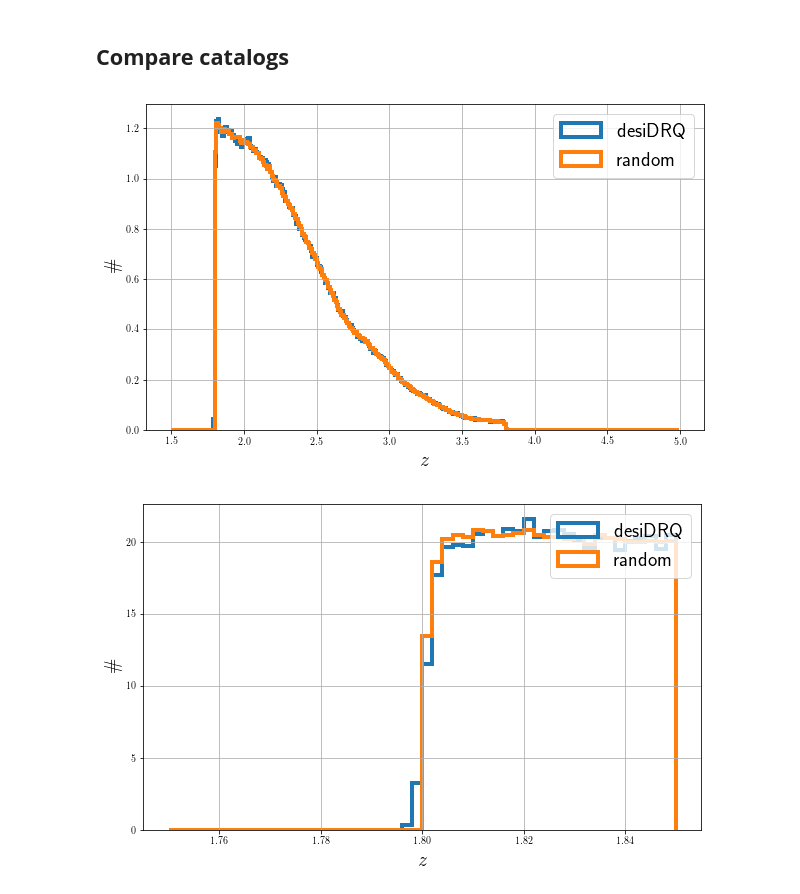
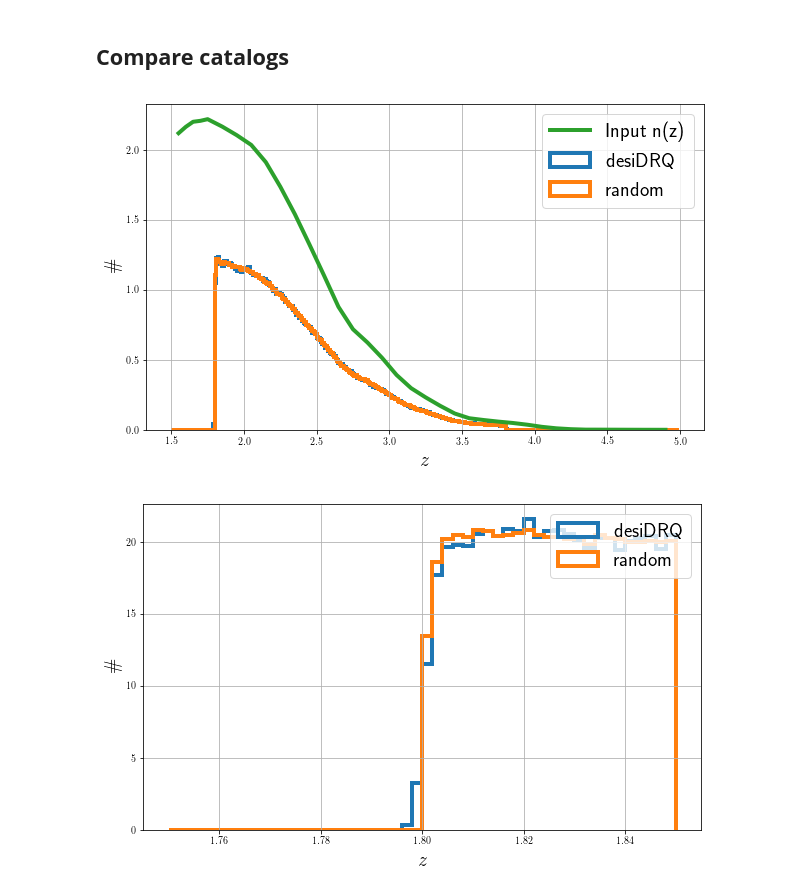
Before and after one commit to igmhub/desi_QA, a Jupyter notebook: Mocks/QA_autoQSO.ipynb, the cells around one changed output. Saved outputs shown, nothing was run; the diff lists cells and outputs as text; code cells hidden in the pictures.

Commit message:
update autoQSO with input n(z) and bias

```diff
--- a/Mocks/QA_autoQSO.ipynb
+++ b/Mocks/QA_autoQSO.ipynb
@@ -38,6 +38,8 @@ mock['quick_ver'] = 'quick-2.0'
 mock['mock_base'] = '/project/projectdirs/desi/mocks/lya_forest/london/'+mock['mock_ver']+'/'
 mock['Catalogs'] = '/global/homes/h/hdumasde/Run_programs/igmhub/picca/CoLoRe_mocks/v4.0/Catalog/'
 mock['Correlations'] = '/global/homes/h/hdumasde/Run_programs/igmhub/picca/CoLoRe_mocks/v4.0/Correlations/'
+mock['input_nz_QSO'] = '$HOME/Run_programs/igmhub/picca/CoLoRe_mocks/v4.0/Nz_qso_130618_2_colore1_hZs.txt'
+mock['input_bias_QSO_evol'] = '$HOME/Run_programs/igmhub/picca/CoLoRe_mocks/v4.0/Bz_qso_G18.txt'
 # %% [markdown]
 ## __Compare catalogs__
 # %%
@@ -48,16 +50,20 @@ redshift_key = {'desiDRQ':'Z','random':'Z'}
 # %%
 bins = sp.arange(1.5,5.,0.01)
 for name,path in cat_path.items():
     h = fitsio.FITS(path)
     z = h[1][redshift_key[name]][:]
     h.close()
     plt.hist(z,bins=bins,histtype='step',label=name,density=True,linewidth=4)
+inputNz = sp.loadtxt(os.path.expandvars(mock['input_nz_QSO']))
+w = inputNz[:,0]>1.5
+plt.plot(inputNz[:,0][w],inputNz[:,1][w]*0.01,linewidth=4,label='Input n(z)')
+
 plt.xlabel(r'$z$')
 plt.ylabel(r'$\mathrm{\#}$')
 plt.legend()
 plt.grid()
 # %% [output]
-[figure, old version]
+[figure, new version]
 # %%
 bins = sp.arange(1.75,1.85,0.002)
 for name,path in cat_path.items():
```
Also changed, not shown: parts of 3 cells of this notebook.
